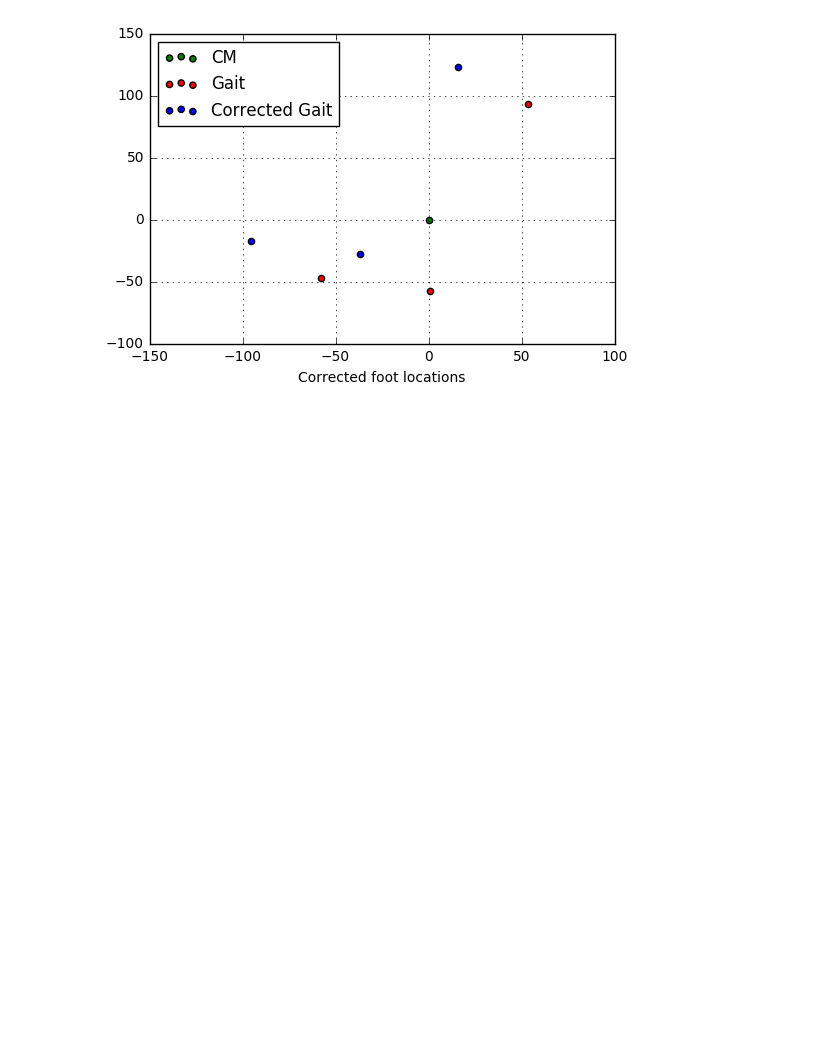
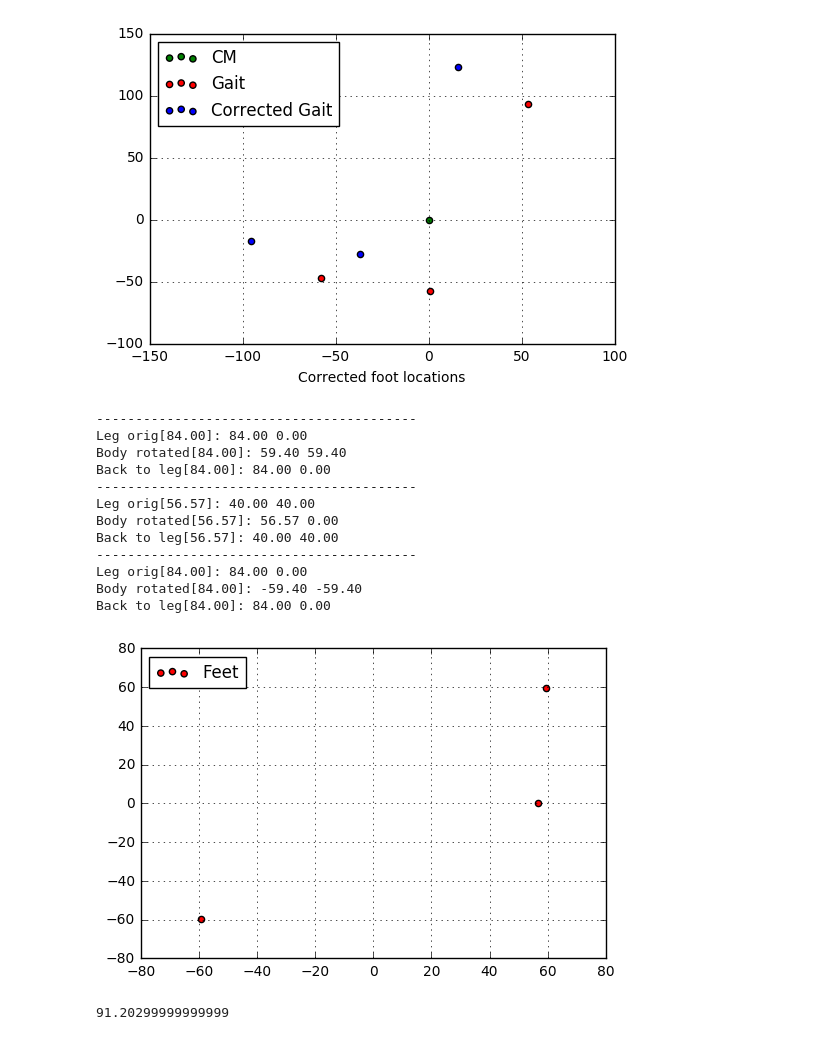
Before and after one commit to BrainSpawnInfosphere/walkingeye, a Jupyter notebook: docs/ipython/Gait.ipynb, the cells around one changed output. Cells and saved outputs as stored; diff of their text form; code cells hidden in the pictures; blank space fills up the shorter version.

```diff
--- a/docs/ipython/Gait.ipynb
+++ b/docs/ipython/Gait.ipynb
@@ -677,6 +651,57 @@ Foot[0]: Orig: 53.64 92.91  Corr: 16.07 122.90
 Foot[1]: Orig: 0.61 -57.70  Corr: -36.96 -27.72
 Foot[2]: Orig: -58.08 -47.09  Corr: -95.65 -17.11
 [figure]
+# %%
+pts = [
+#     np.array([64,-20.0,-65]),
+#     np.array([44,-35.0,-65]),
+#     np.array([24,40.0,-65]),
+    np.array([84,0.0,-65]),
+    np.array([40,40.0,-65]),
+    np.array([84,0.0,-65]),
+    np.array([84,0.0,-65])
+#     np.array([0,-84,-65]),
+#     np.array([-84,0.0,-65]),
+#     np.array([0,84,-65])
+]
+
+tf = RobotTransform(0)
+tmpx = []
+tmpy = []
+# for i, p in enumerate(pts):
+for i in range(0,3):
+    p = pts[i]
+    p2 = tf.leg2Body(i, p)
+    tmpx.append(p2[0])
+    tmpy.append(p2[1])
+    p3 = tf.body2Leg(i, p2)
+    print('-----------------------------------------')
+    print('Leg orig[{:.2f}]: {:.2f} {:.2f}'.format(norm(p[0:2]), *p[0:2]))
+    print('Body rotated[{:.2f}]: {:.2f} {:.2f}'.format(norm(p2[0:2]), *p2[0:2]))
+    print('Back to leg[{:.2f}]: {:.2f} {:.2f}'.format(norm(p2[0:2]), *p3[0:2]))
+
+plt.scatter(tmpx, tmpy, c='r', label='Feet')  # gait
+plt.grid(True)
+plt.legend(loc='upper left');
+# plt.xlabel('Corrected foot locations');
+# %% [output]
+-----------------------------------------
+Leg orig[84.00]: 84.00 0.00
+Body rotated[84.00]: 59.40 59.40
+Back to leg[84.00]: 84.00 0.00
+-----------------------------------------
+Leg orig[56.57]: 40.00 40.00
+Body rotated[56.57]: 56.57 0.00
+Back to leg[56.57]: 40.00 40.00
+-----------------------------------------
+Leg orig[84.00]: 84.00 0.00
+Body rotated[84.00]: -59.40 -59.40
+Back to leg[84.00]: 84.00 0.00
+[figure, added]
+# %%
+(84+45)*.707
+# %% [output]
+91.20299999999999
 # %% [markdown]
 
 -----------
```
Also changed, not shown: parts of 3 cells of this notebook.
